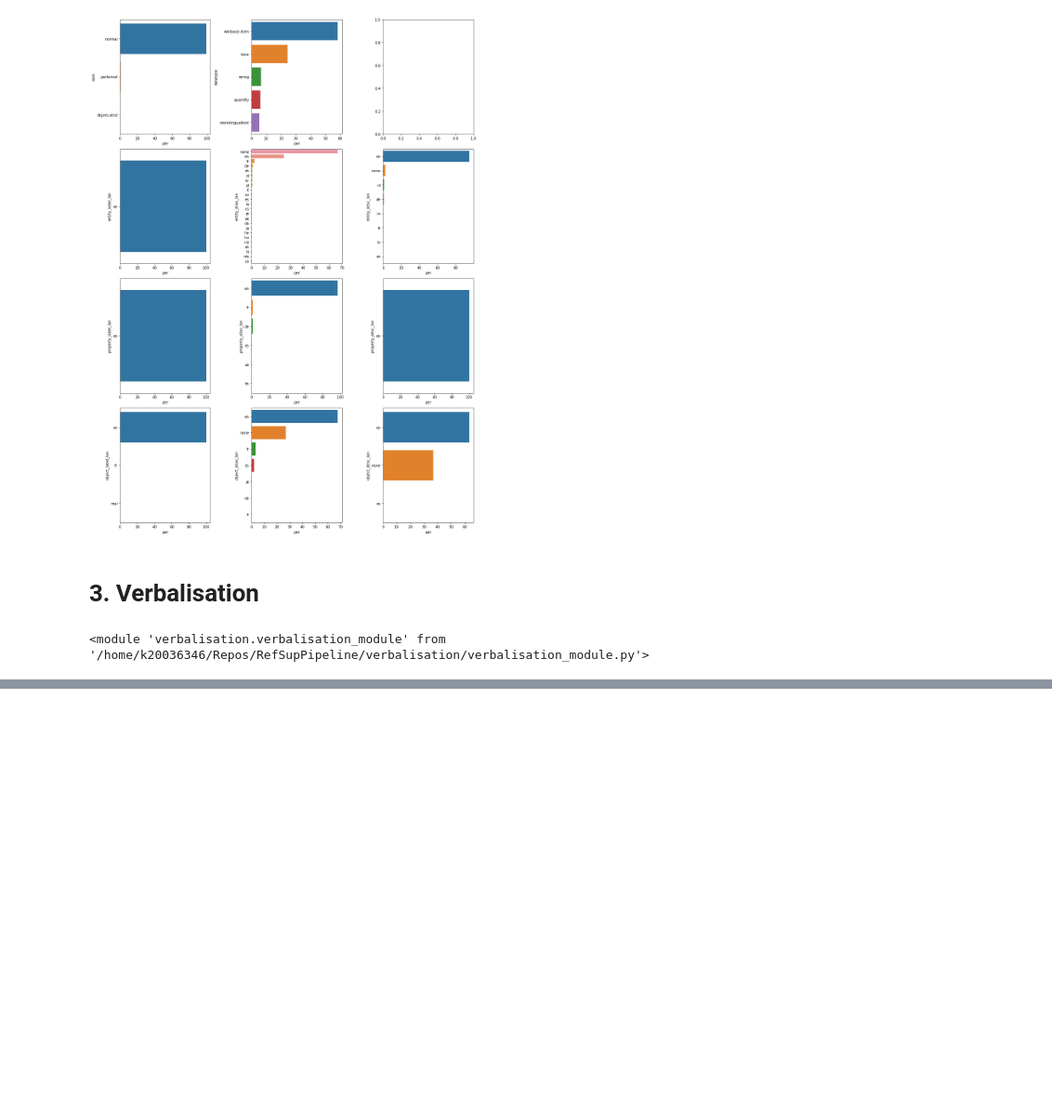
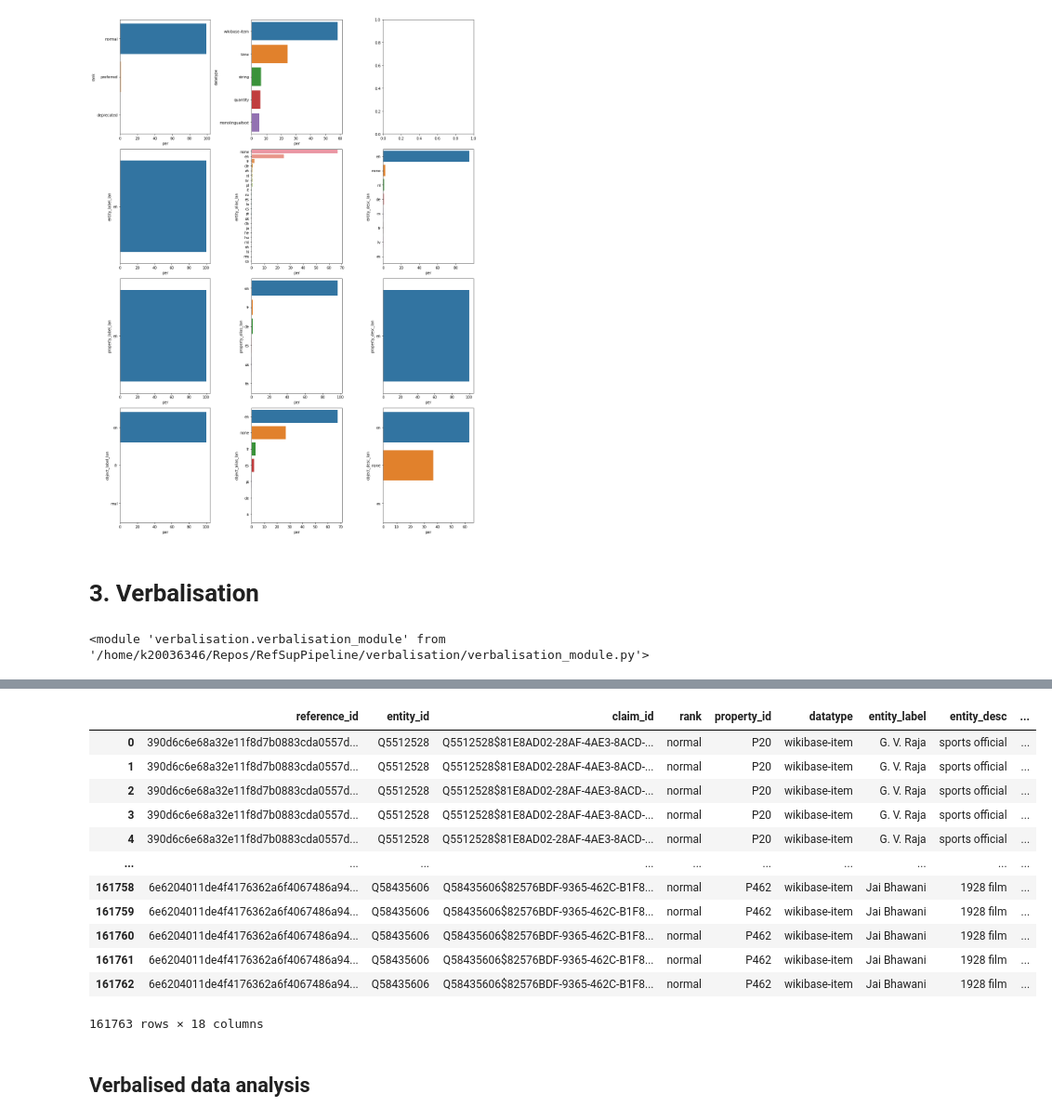
Before and after one commit to gabrielmaia7/RSP, a Jupyter notebook: support_classification_pipeline_test.ipynb, the cells around one changed output, grey strips where cells are left out. Shown: that part at 93% size. Saved outputs shown, nothing was run; the diff lists cells and outputs as text; code cells hidden in the pictures; blank space fills up the shorter version.

Commit message:
finished first version of verbalised dataset

```diff
--- a/support_classification_pipeline_test.ipynb
+++ b/support_classification_pipeline_test.ipynb
@@ -137,3 +144,5 @@ assert verbs == ['The World Trade Center is a tower.', 'The height of the World
 verb_module.add_label_to_unk_replacer('Cuhppulčohkka')
 sent = verb_module.replace_unks_on_sentence('Cuhppul<unk>ohkka is a native label.', empty_after=True)
 assert sent == 'Cuhppulčohkka is a native label.'
+# %%
+claim_data_df['reference_claim_id'] = claim_data_df.apply(lambda x : x['reference_id'] + '-' + x['claim_id'], axis=1)
@@ -140,11 +155,23 @@ assert sent == 'Cuhppulčohkka is a native label.'
 # %%
+import json
 #ROW_BATCH_SIZE = 4
+
 claim_data_to_keep = [
-    'reference_id', 'entity_id', 'claim_id', 'rank', 'property_id', 'datatype', 'entity_label',
-    'entity_desc', 'property_label', 'property_desc', 'object_label', 'object_desc'
+    'reference_id', 'entity_id', 'claim_id', 'reference_claim_id', 'rank', 'property_id', 'datatype',
+    'entity_label', 'entity_desc', 'property_label', 'property_desc', 'object_label', 'object_desc'
 ] # also add entity_label_is_alias, same for property and object
-verbalised_claims = []
+
+if verbalised_claims_df is not None and not verbalised_claims_df.empty:
+    verbalised_claims = json.loads(
+        verbalised_claims_df[verbalised_claims_df['verbalisation'] != 'NO_VERBALISATION'].to_json(orient="records")
+    )
+else:
+    verbalised_claims = []
+
 for i, row in tqdm(claim_data_df.iterrows(), total=claim_data_df.shape[0]):
+    if row['reference_claim_id'] in verbalised_claims_df[verbalised_claims_df['verbalisation'] != 'NO_VERBALISATION'].reference_claim_id.unique().tolist():
+        #print('skipping')
+        continue
     try:
         #if i%ROW_BATCH_SIZE == 0:
         verbalised_claims_this_row = []
@@ -163,13 +190,6 @@ for i, row in tqdm(claim_data_df.iterrows(), total=claim_data_df.shape[0]):
                 objects += leval(row['object_alias']) if row['object_alias_lan'] == 'en' else []
 
                 for i_o, object_ in enumerate(objects):
-                    #print(subject, predicate, object_, sep=' - ')
-                    #verbalisation = verb_module.verbalise({
-                    #    'subject':subject, 'predicate':predicate, 'object':object_
-                    #})
-                    #verb_module.add_label_to_unk_replacer(subject)
-                    #verb_module.add_label_to_unk_replacer(object_)
-                    #verbalisation_unks_replaced = verb_module.replace_unks_on_sentence(verbalisation, empty_after=True)
 
                     verbalised_claim_entry = {
                         c : row[c] for c in claim_data_to_keep
@@ -181,22 +201,19 @@ for i, row in tqdm(claim_data_df.iterrows(), total=claim_data_df.shape[0]):
                         'entity_label': subject,
                         'property_label': predicate,
                         'object_label': object_,
-                        #'verbalisation': verbalisation,
-                        #'verbalisation_unks_replaced': verbalisation_unks_replaced
                     })
                     verbalised_claims_this_row.append(verbalised_claim_entry)
-
-                    #print(verbalisation_unks_replaced)
-                    #print(verbalised_claim_entry)
 
         #if (i%ROW_BATCH_SIZE)==(ROW_BATCH_SIZE-1):
 
         verbalisation_inputs = [{
             'subject':e['entity_label'], 'predicate':e['property_label'], 'object':e['object_label']
         } for e in verbalised_claims_this_row]
+        if len(verbalisation_inputs) == 0:
+            continue
 
         verbalisations = verb_module.verbalise(verbalisation_inputs)
-        #verbalisations = ['blank' for _ in verbalisation_inputs]
+        #verbalisations = ['NO_VERBALISATION' for _ in verbalisation_inputs]
 
         for i in range(len(verbalised_claims_this_row)):
             try:
@@ -207,7 +224,7 @@ for i, row in tqdm(claim_data_df.iterrows(), total=claim_data_df.shape[0]):
                     'verbalisation_unks_replaced': verb_module.replace_unks_on_sentence(verbalisations[i], empty_after=True)
                 })
             except Exception:
-                print('REPLACING_ERROR on', verbalised_claims_this_row[i])
+                #print('REPLACING_ERROR on', verbalised_claims_this_row[i])
                 verbalised_claims_this_row[i].update({
                     'verbalisation' : verbalisations[i],
                     'verbalisation_unks_replaced': 'REPLACING_ERROR'
@@ -238,2 +239,2 @@ For a more complete example, see the implementation of `prepare_seq2seq_batch`.
 # %%
-pd.DataFrame(verbalised_claims)
+verbalised_claims_df = pd.DataFrame(verbalised_claims)
@@ -253,0 +241,16 @@ pd.DataFrame(verbalised_claims)
+# %%
+verbalised_claims_df
+# %% [output]
+|  | reference_id | entity_id | claim_id | rank | property_id | datatype | entity_label | entity_desc | ... |
+| 0 | 390d6c6e68a32e11f8d7b0883cda0557d... | Q5512528 | Q5512528$81E8AD02-28AF-4AE3-8ACD-... | normal | P20 | wikibase-item | G. V. Raja | sports official | ... |
+| 1 | 390d6c6e68a32e11f8d7b0883cda0557d... | Q5512528 | Q5512528$81E8AD02-28AF-4AE3-8ACD-... | normal | P20 | wikibase-item | G. V. Raja | sports official | ... |
+| 2 | 390d6c6e68a32e11f8d7b0883cda0557d... | Q5512528 | Q5512528$81E8AD02-28AF-4AE3-8ACD-... | normal | P20 | wikibase-item | G. V. Raja | sports official | ... |
+| 3 | 390d6c6e68a32e11f8d7b0883cda0557d... | Q5512528 | Q5512528$81E8AD02-28AF-4AE3-8ACD-... | normal | P20 | wikibase-item | G. V. Raja | sports official | ... |
+| 4 | 390d6c6e68a32e11f8d7b0883cda0557d... | Q5512528 | Q5512528$81E8AD02-28AF-4AE3-8ACD-... | normal | P20 | wikibase-item | G. V. Raja | sports official | ... |
+| ... | ... | ... | ... | ... | ... | ... | ... | ... | ... |
+| 161758 | 6e6204011de4f4176362a6f4067486a94... | Q58435606 | Q58435606$82576BDF-9365-462C-B1F8... | normal | P462 | wikibase-item | Jai Bhawani | 1928 film | ... |
+| 161759 | 6e6204011de4f4176362a6f4067486a94... | Q58435606 | Q58435606$82576BDF-9365-462C-B1F8... | normal | P462 | wikibase-item | Jai Bhawani | 1928 film | ... |
+| 161760 | 6e6204011de4f4176362a6f4067486a94... | Q58435606 | Q58435606$82576BDF-9365-462C-B1F8... | normal | P462 | wikibase-item | Jai Bhawani | 1928 film | ... |
+| 161761 | 6e6204011de4f4176362a6f4067486a94... | Q58435606 | Q58435606$82576BDF-9365-462C-B1F8... | normal | P462 | wikibase-item | Jai Bhawani | 1928 film | ... |
+| 161762 | 6e6204011de4f4176362a6f4067486a94... | Q58435606 | Q58435606$82576BDF-9365-462C-B1F8... | normal | P462 | wikibase-item | Jai Bhawani | 1928 film | ... |
+161763 rows × 18 columns
@@ -253,0 +259,2 @@ pd.DataFrame(verbalised_claims)
+# %% [markdown]
+## Verbalised data analysis
```
Also changed, not shown: parts of 12 cells of this notebook, 1 other file.
